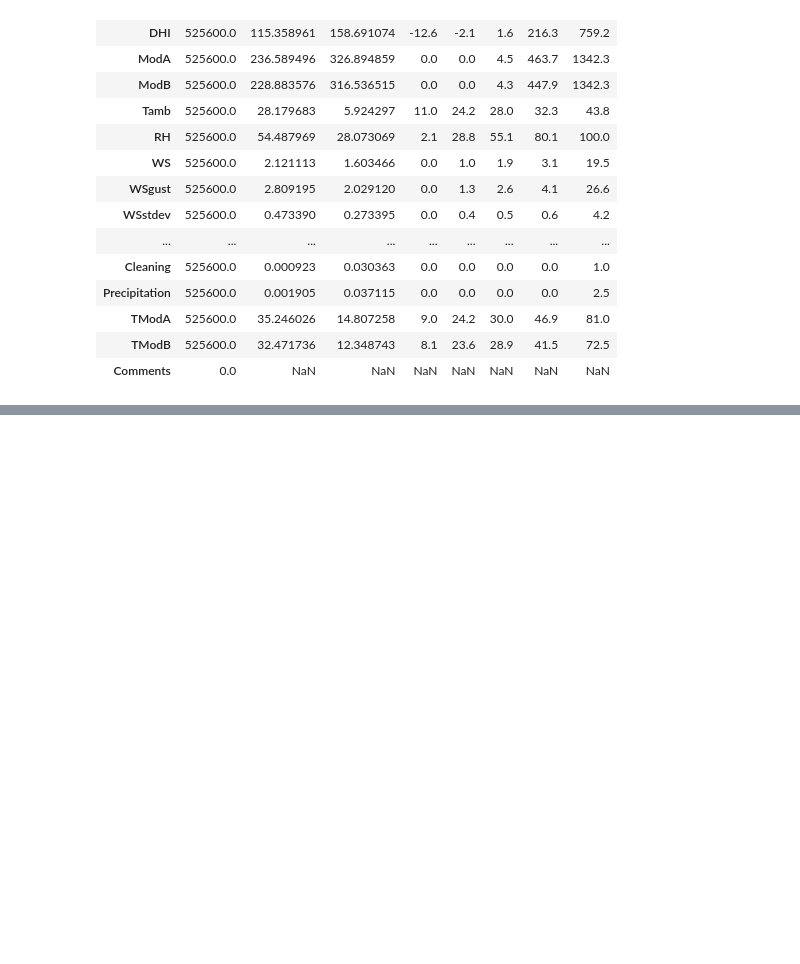
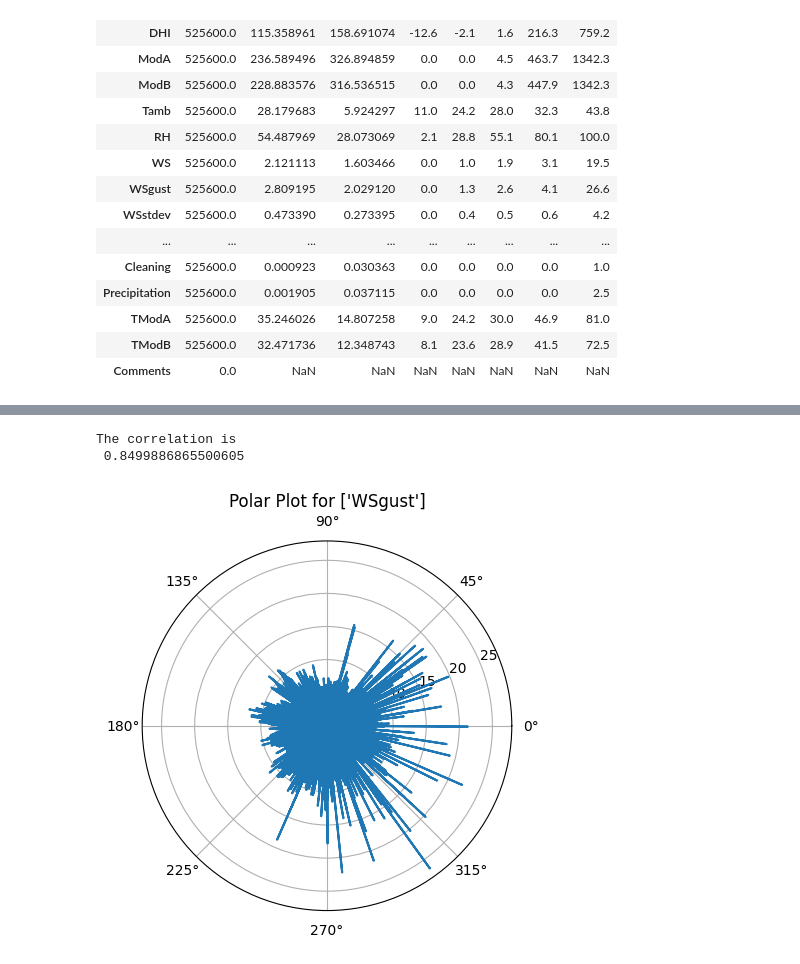
Before and after one commit to getahunTiruneh/SolarStrategy-Insight, a Jupyter notebook: notebooks/Moonlight_EDA.ipynb, the cells around one changed output, grey strips where cells are left out. Saved outputs shown, nothing was run; the diff lists cells and outputs as text; code cells hidden in the pictures; blank space fills up the shorter version.

```diff
--- a/notebooks/Moonlight_EDA.ipynb
+++ b/notebooks/Moonlight_EDA.ipynb
@@ -6,12 +6,12 @@ import pandas as pd
 import numpy as np
 from scripts.Moonlight_EDA import DataPreprocessor
 # %%
-benin_df=pd.read_csv('../data/benin-malanville.csv')
-sirraleon_df=pd.read_csv('../data/sierraleone-bumbuna.csv')
-togo_df=pd.read_csv('../data/togo-dapaong_qc.csv')
+benin='../data/benin-malanville.csv'
+sirraleon='../data/sierraleone-bumbuna.csv'
+togo='../data/togo-dapaong_qc.csv'
 # %%
 # file_path='../data/benin-malanville.csv'
-dp=DataPreprocessor('../data/benin-malanville.csv')
+dp=DataPreprocessor(benin)
 # %%
 dp.load_data()
 # %%
@@ -110,0 +150,10 @@ dp.data_quality_check()
+# %%
+corr=dp.correlation_of_columns('GHI','DHI')
+print("The correlation is \n",corr)
+# %% [output]
+The correlation is
+ 0.8499886865500605
+# %%
+dp.polar_plot(column=['WSgust'])
+# %% [output]
+[figure, added]
```
Also changed, not shown: parts of 4 cells of this notebook, 3 other files.
